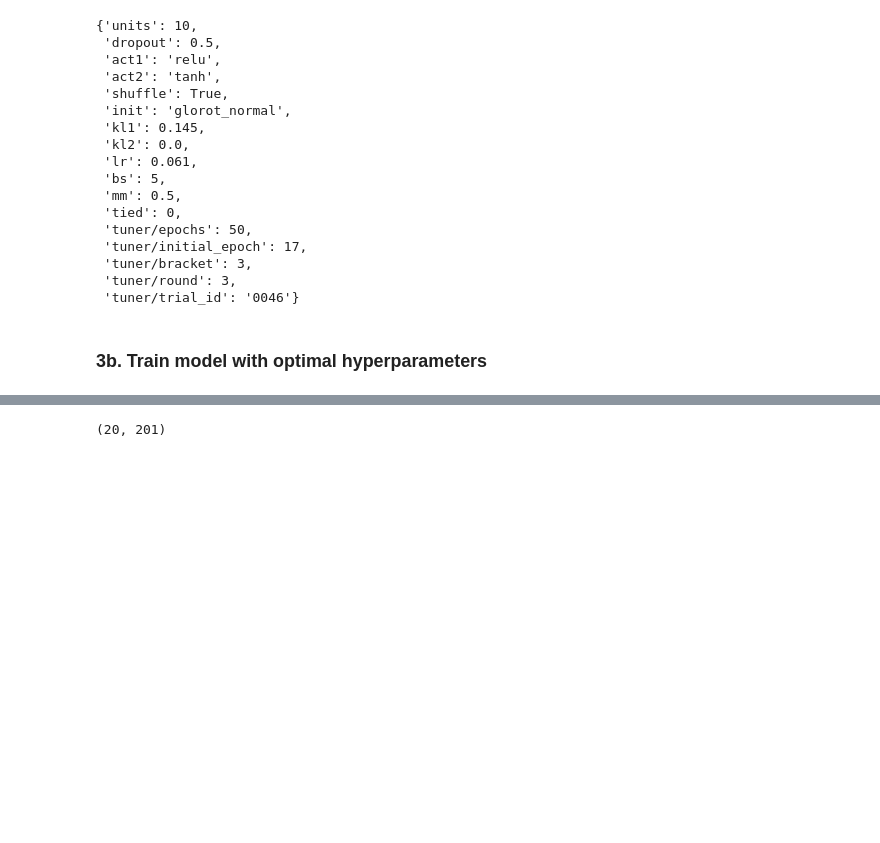
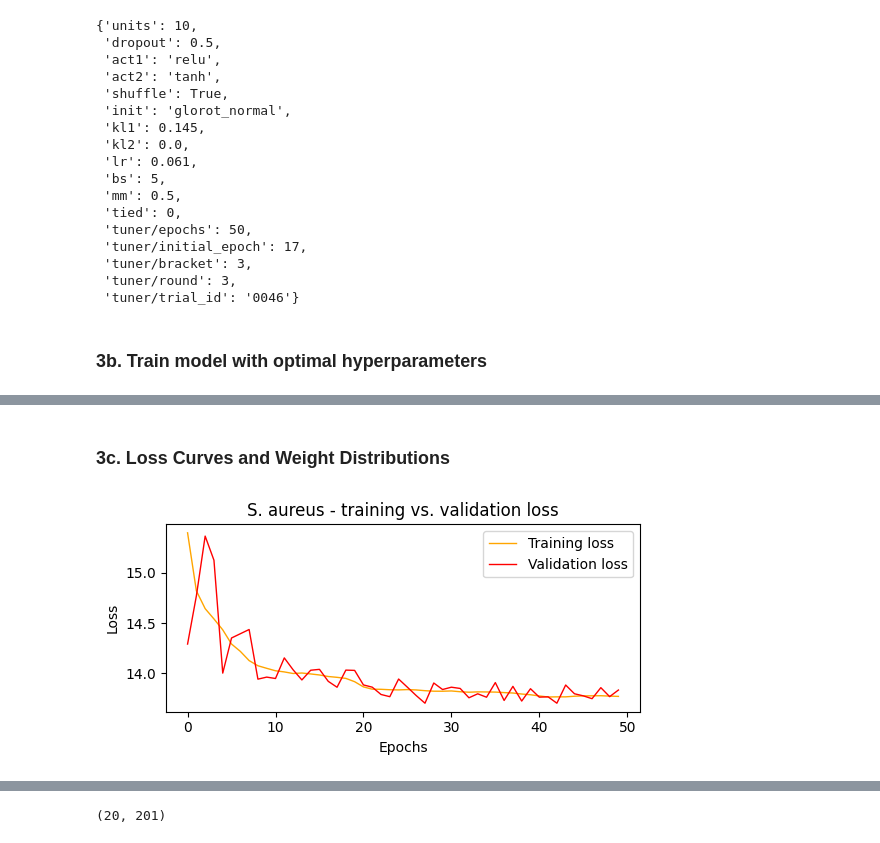
Before and after one commit to Mukundan-T/seqADAGE, a Jupyter notebook: Py/muk_transfer_learning/Mukundan_sA_ecmg_tl.ipynb, the cells around one changed output, grey strips where cells are left out. Cells and saved outputs as stored; diff of their text form; code cells hidden in the pictures; blank space fills up the shorter version.

```diff
--- a/Py/muk_transfer_learning/Mukundan_sA_ecmg_tl.ipynb
+++ b/Py/muk_transfer_learning/Mukundan_sA_ecmg_tl.ipynb
@@ -317,0 +198,33 @@ saur_model.save_weights(
+# %% [markdown]
+### 3c. Loss Curves and Weight Distributions
+# %%
+# Plot loss curve
+saur_model = ad.Adage(sa.autoencoder, sa.history, sa.all_comp)
+fig, ax = plt.subplots(figsize = (6, 3))
+fig.tight_layout(pad = 3.0)
+
+# Plot training loss
+ax.plot(
+  range(50),
+  saur_model.loss,
+  linewidth = 1,
+  markersize = 2,
+  color = 'orange',
+  label = 'Training loss'
+)
+
+# Plot validation loss
+ax.plot(
+  range(50),
+  saur_model.val_loss,
+  linewidth = 1,
+  markersize = 2,
+  color = 'red',
+  label = 'Validation loss'
+)
+
+ax.set(title = 'S. aureus - training vs. validation loss', xlabel = 'Epochs', ylabel = 'Loss')
+ax.legend()
+plt.show()
+# %% [output]
+[figure, added]
```
Also changed, not shown: parts of 27 cells of this notebook.
